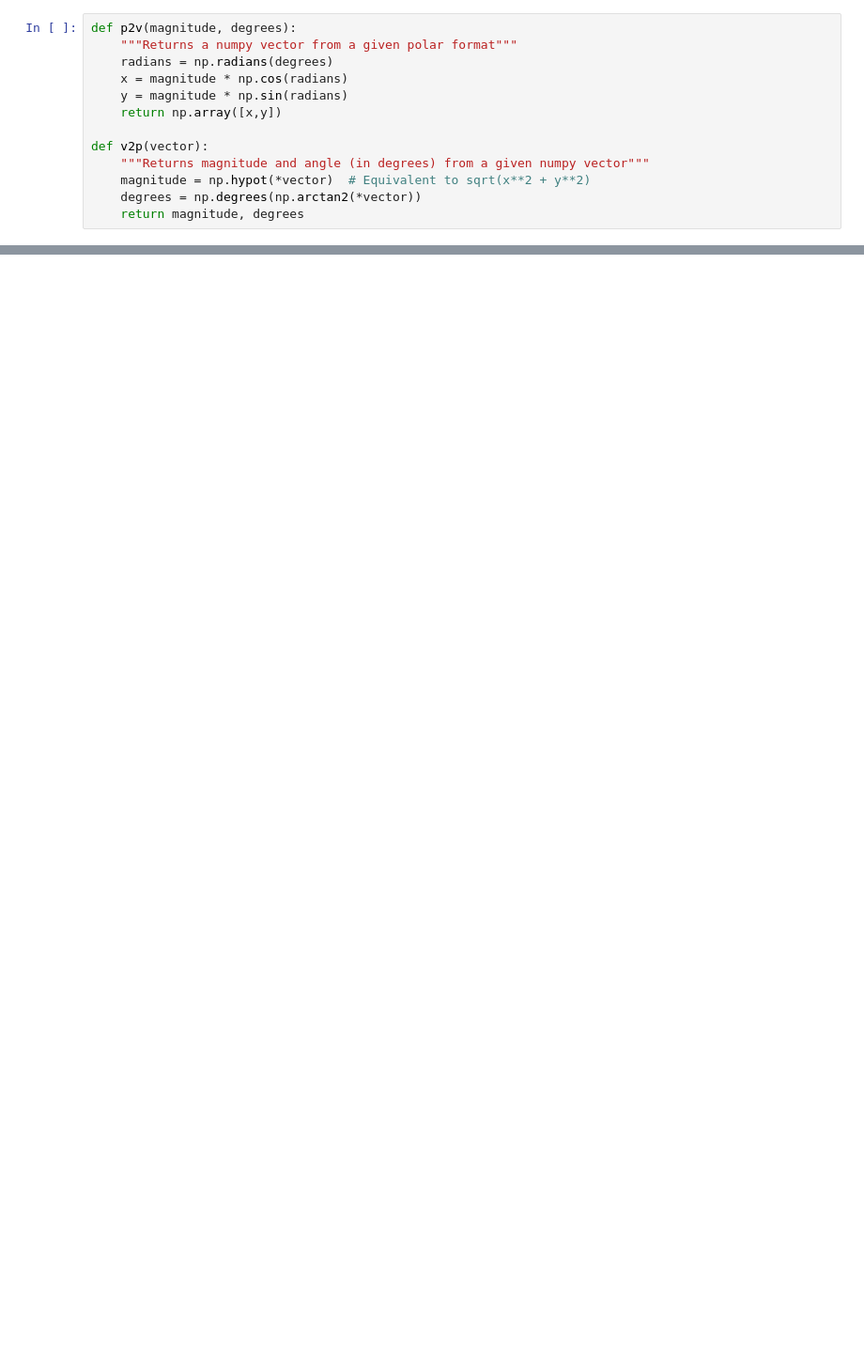
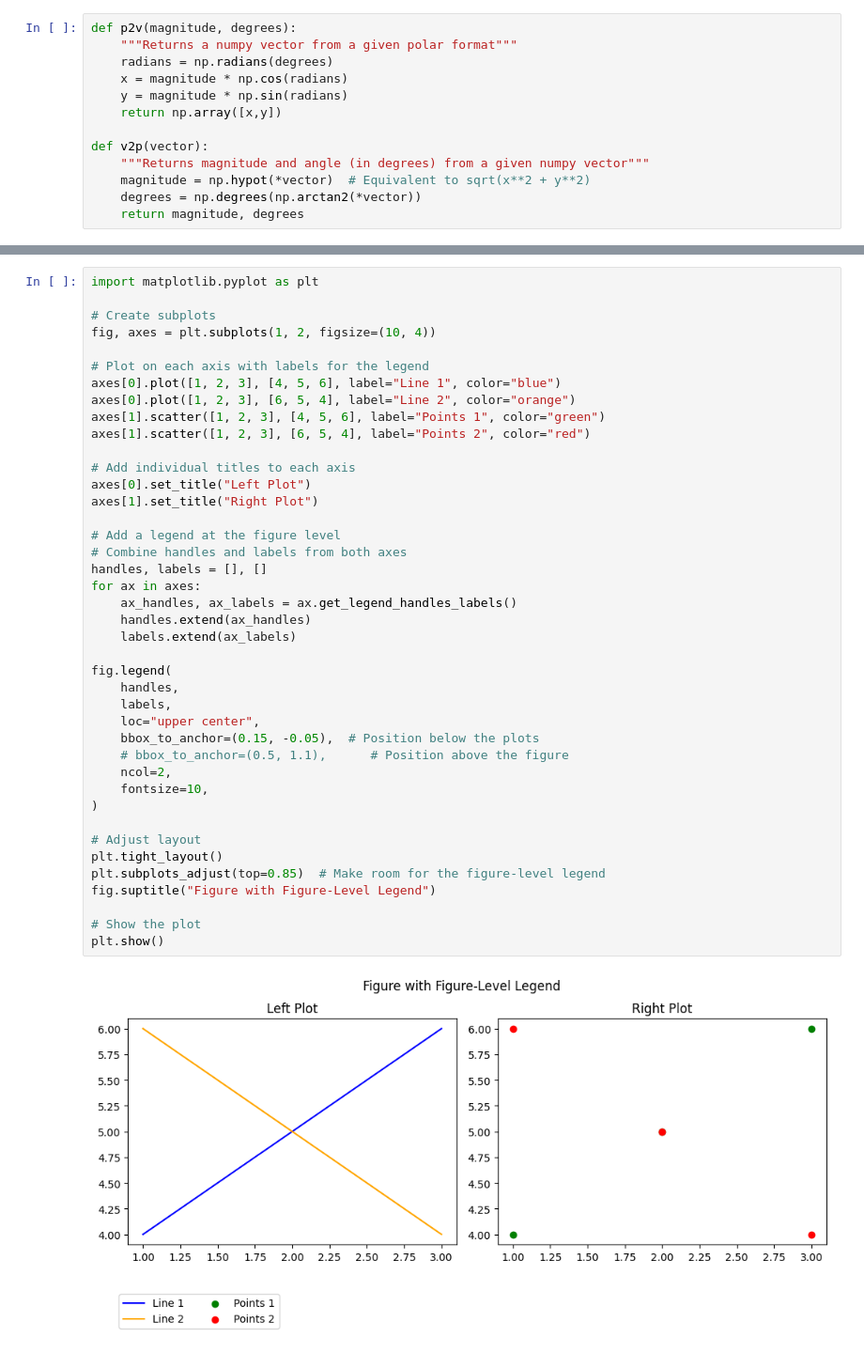
Before and after one commit to MrEnigmamgine/notes, a Jupyter notebook: scratch/visually adding vectors.ipynb, the cells around one changed output, grey strips where cells are left out. Shown at 94% size. Cells and saved outputs as stored; diff of their text form; blank space fills up the shorter version.

```diff
--- a/scratch/visually adding vectors.ipynb
+++ b/scratch/visually adding vectors.ipynb
@@ -58,0 +70,43 @@ axes[0].quiver(*origin, *v2, angles='xy', scale=1)
+# %%
+import matplotlib.pyplot as plt
+
+# Create subplots
+fig, axes = plt.subplots(1, 2, figsize=(10, 4))
+
+# Plot on each axis with labels for the legend
+axes[0].plot([1, 2, 3], [4, 5, 6], label="Line 1", color="blue")
+axes[0].plot([1, 2, 3], [6, 5, 4], label="Line 2", color="orange")
+axes[1].scatter([1, 2, 3], [4, 5, 6], label="Points 1", color="green")
+axes[1].scatter([1, 2, 3], [6, 5, 4], label="Points 2", color="red")
+
+# Add individual titles to each axis
+axes[0].set_title("Left Plot")
+axes[1].set_title("Right Plot")
+
+# Add a legend at the figure level
+# Combine handles and labels from both axes
+handles, labels = [], []
+for ax in axes:
+    ax_handles, ax_labels = ax.get_legend_handles_labels()
+    handles.extend(ax_handles)
+    labels.extend(ax_labels)
+
+fig.legend(
+    handles,
+    labels,
+    loc="upper center",
+    bbox_to_anchor=(0.15, -0.05),  # Position below the plots
+    # bbox_to_anchor=(0.5, 1.1),      # Position above the figure
+    ncol=2,
+    fontsize=10,
+)
+
+# Adjust layout
+plt.tight_layout()
+plt.subplots_adjust(top=0.85)  # Make room for the figure-level legend
+fig.suptitle("Figure with Figure-Level Legend")
+
+# Show the plot
+plt.show()
+# %% [output]
+[figure, added]
```
Also changed, not shown: parts of 8 cells of this notebook, 9 other files.
